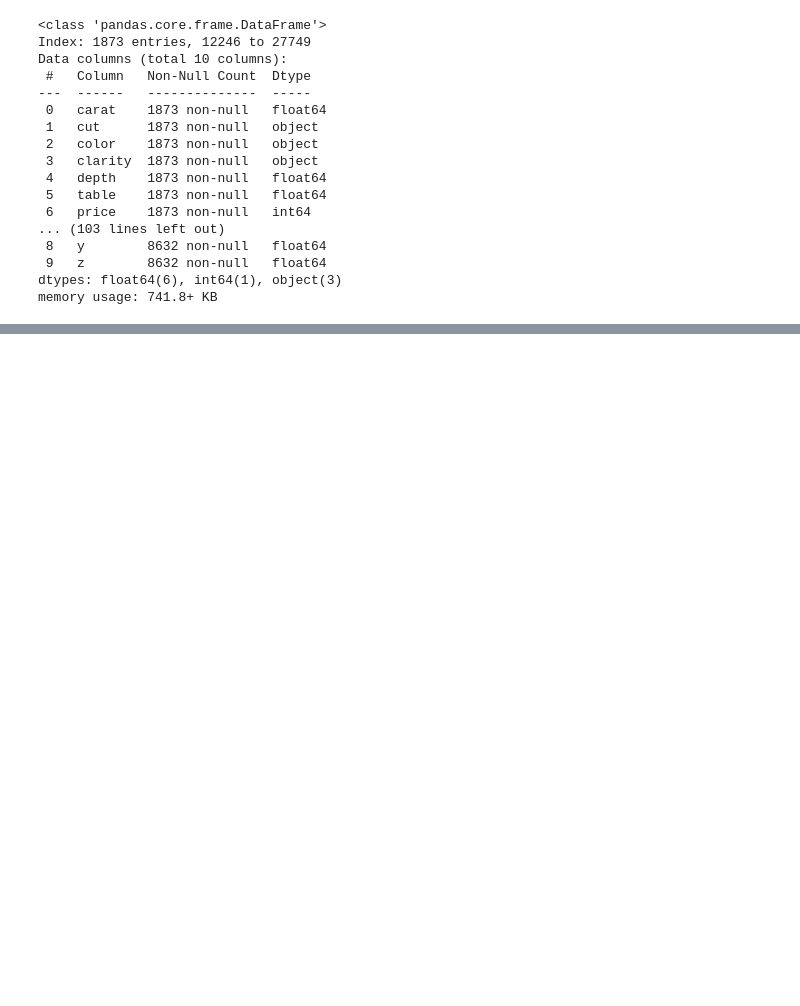
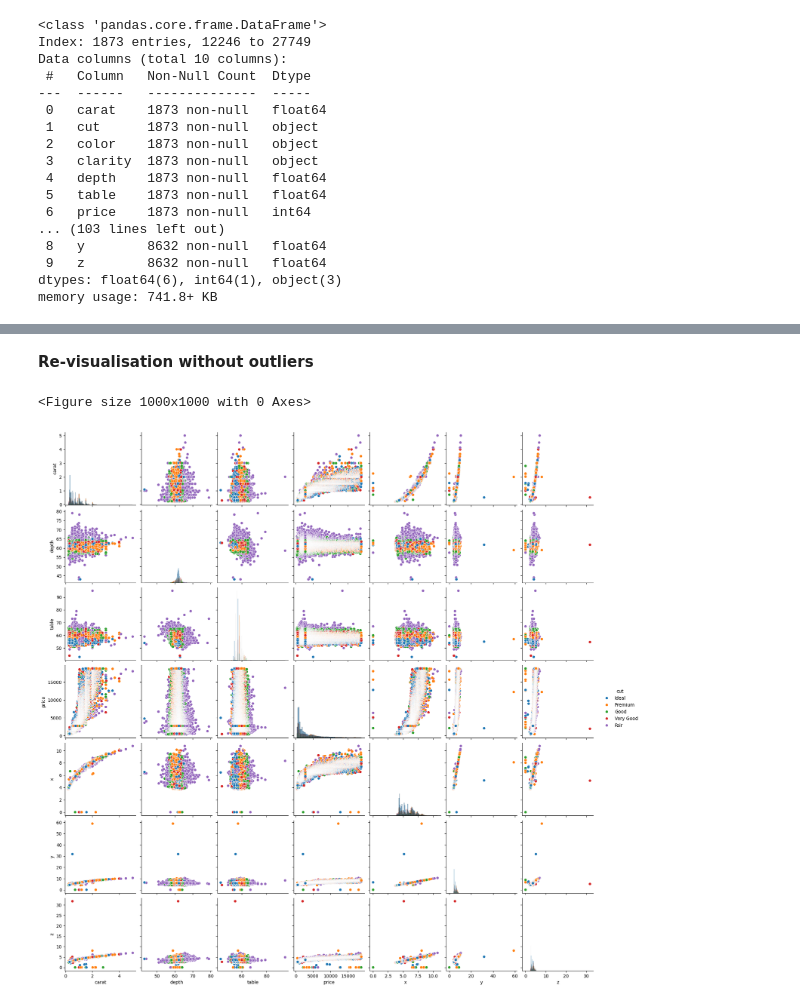
Before and after one commit to ahmetturk-uk/Python, a Jupyter notebook: Diamond.ipynb, the cells around one changed output, grey strips where cells are left out. Drawn from its saved outputs; the diff is of its cells as text; code cells hidden in the pictures; blank space fills up the shorter version.

```diff
--- a/Diamond.ipynb
+++ b/Diamond.ipynb
@@ -244,0 +286,12 @@ plt.show()
+# %% [markdown]
+**Re-visualisation without outliers**
+# %%
+import warnings
+warnings.filterwarnings('ignore')
+
+plt.figure(figsize=(10,10))
+sns.pairplot(diamond, hue='cut', diag_kind='hist')
+plt.show()
+# %% [output]
+<Figure size 1000x1000 with 0 Axes>
+[figure, added]
```
Also changed, not shown: parts of 4 cells of this notebook.
